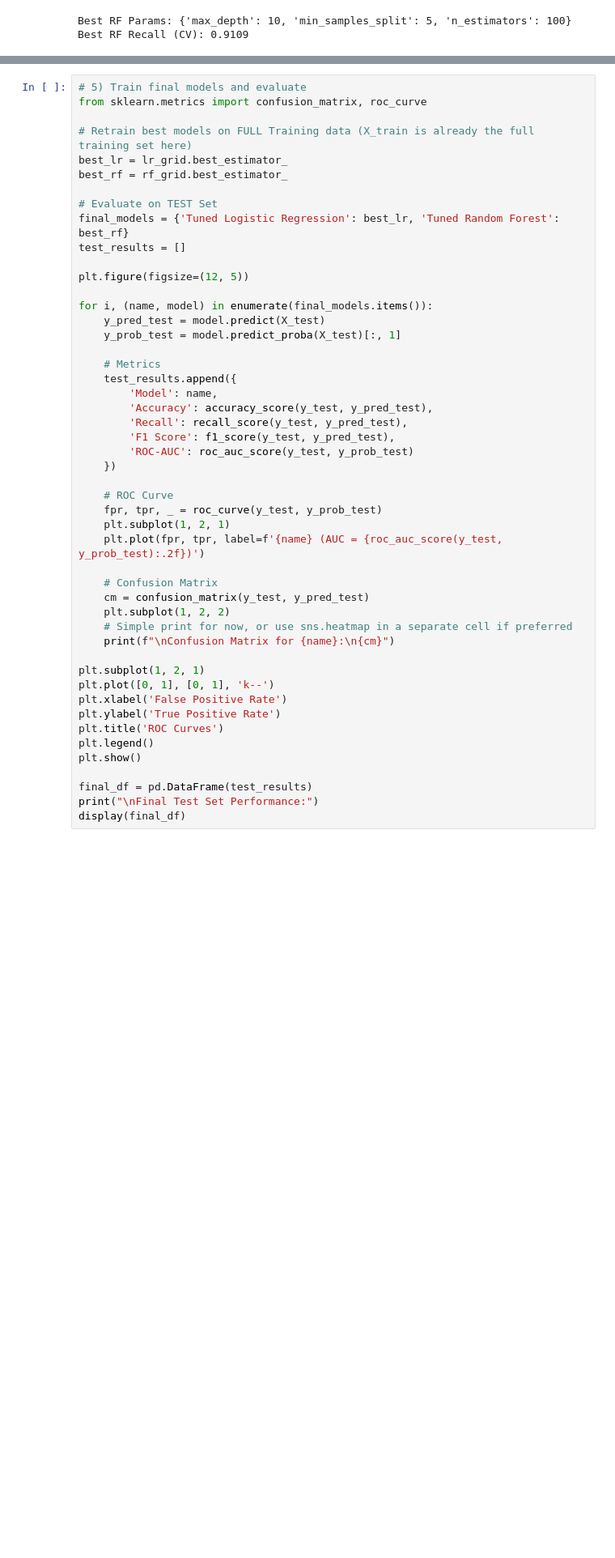
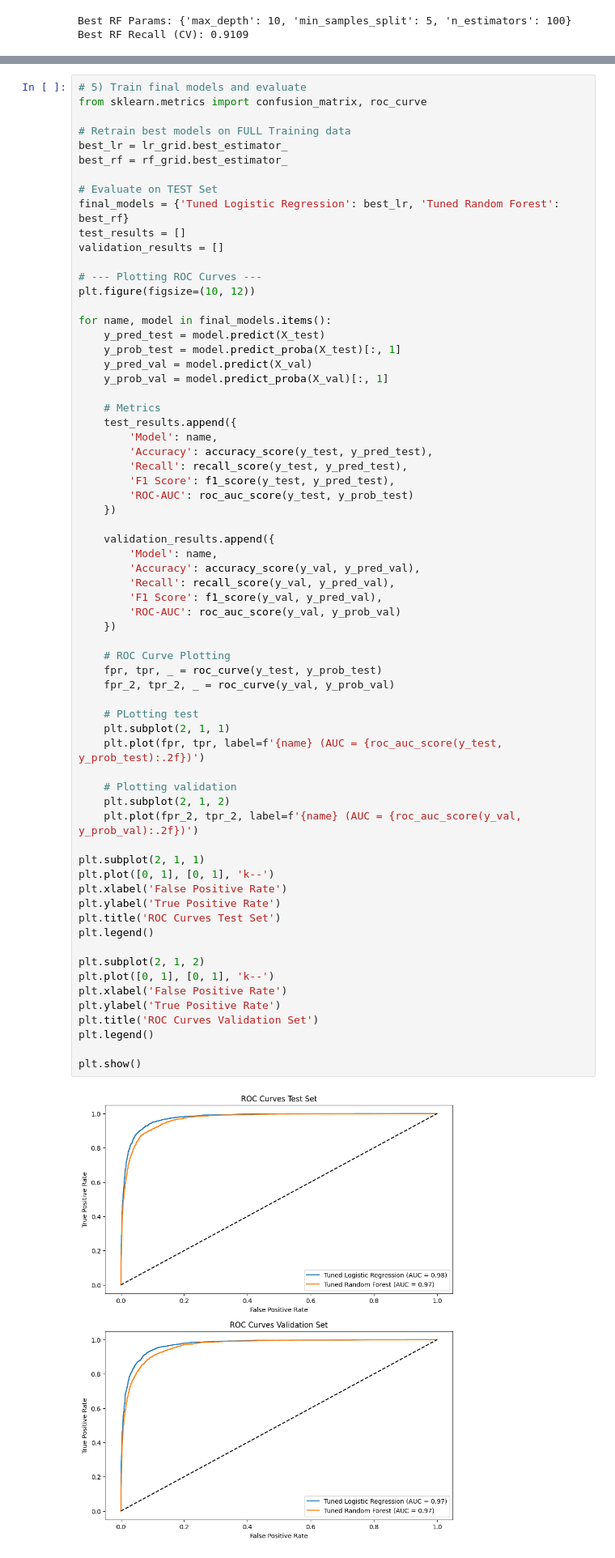
Before and after one commit to DanielMelo46/Machine_Learning-_Term_Project, a Jupyter notebook: Term Project/training2_part_A.ipynb, the cells around one changed output, grey strips where cells are left out. Shown at 81% size. Drawn from its saved outputs; the diff is of its cells as text; blank space fills up the shorter version.

```diff
--- a/Term Project/training2_part_A.ipynb
+++ b/Term Project/training2_part_A.ipynb
@@ -206,48 +201,67 @@ Using the best hyperparameters found in the previous step, I will train the fina
 # 5) Train final models and evaluate
 from sklearn.metrics import confusion_matrix, roc_curve
 
-# Retrain best models on FULL Training data (X_train is already the full training set here)
+# Retrain best models on FULL Training data
 best_lr = lr_grid.best_estimator_
 best_rf = rf_grid.best_estimator_
 
 # Evaluate on TEST Set
 final_models = {'Tuned Logistic Regression': best_lr, 'Tuned Random Forest': best_rf}
 test_results = []
+validation_results = []
 
-plt.figure(figsize=(12, 5))
+# --- Plotting ROC Curves ---
+plt.figure(figsize=(10, 12))
 
-for i, (name, model) in enumerate(final_models.items()):
+for name, model in final_models.items():
     y_pred_test = model.predict(X_test)
     y_prob_test = model.predict_proba(X_test)[:, 1]
+    y_pred_val = model.predict(X_val)
+    y_prob_val = model.predict_proba(X_val)[:, 1]
 
     # Metrics
     test_results.append({
         'Model': name,
         'Accuracy': accuracy_score(y_test, y_pred_test),
         'Recall': recall_score(y_test, y_pred_test),
         'F1 Score': f1_score(y_test, y_pred_test),
         'ROC-AUC': roc_auc_score(y_test, y_prob_test)
     })
 
-    # ROC Curve
+    validation_results.append({
+        'Model': name,
+        'Accuracy': accuracy_score(y_val, y_pred_val),
+        'Recall': recall_score(y_val, y_pred_val),
+        'F1 Score': f1_score(y_val, y_pred_val),
+        'ROC-AUC': roc_auc_score(y_val, y_prob_val)
+    })
+
+    # ROC Curve Plotting
     fpr, tpr, _ = roc_curve(y_test, y_prob_test)
-    plt.subplot(1, 2, 1)
+    fpr_2, tpr_2, _ = roc_curve(y_val, y_prob_val)
+
+    # PLotting test
+    plt.subplot(2, 1, 1)
     plt.plot(fpr, tpr, label=f'{name} (AUC = {roc_auc_score(y_test, y_prob_test):.2f})')
 
-    # Confusion Matrix
-    cm = confusion_matrix(y_test, y_pred_test)
-    plt.subplot(1, 2, 2)
-    # Simple print for now, or use sns.heatmap in a separate cell if preferred
-    print(f"\nConfusion Matrix for {name}:\n{cm}")
+    # Plotting validation
+    plt.subplot(2, 1, 2)
+    plt.plot(fpr_2, tpr_2, label=f'{name} (AUC = {roc_auc_score(y_val, y_prob_val):.2f})')
 
-plt.subplot(1, 2, 1)
+plt.subplot(2, 1, 1)
 plt.plot([0, 1], [0, 1], 'k--')
 plt.xlabel('False Positive Rate')
 plt.ylabel('True Positive Rate')
-plt.title('ROC Curves')
+plt.title('ROC Curves Test Set')
 plt.legend()
+
+plt.subplot(2, 1, 2)
+plt.plot([0, 1], [0, 1], 'k--')
+plt.xlabel('False Positive Rate')
+plt.ylabel('True Positive Rate')
+plt.title('ROC Curves Validation Set')
+plt.legend()
+
 plt.show()
-
-final_df = pd.DataFrame(test_results)
-print("\nFinal Test Set Performance:")
-display(final_df)
+# %% [output]
+[figure, added]
```
Also changed, not shown: parts of 6 cells of this notebook.
